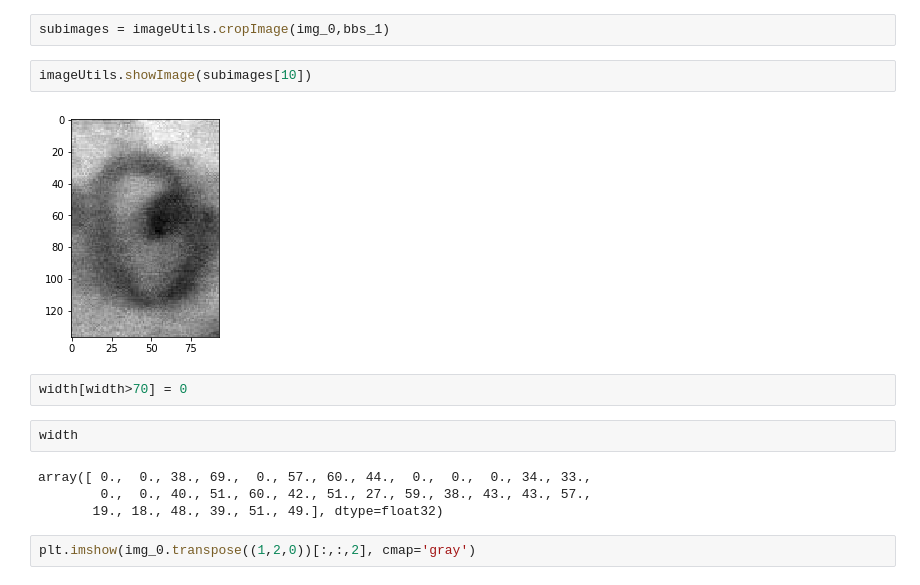
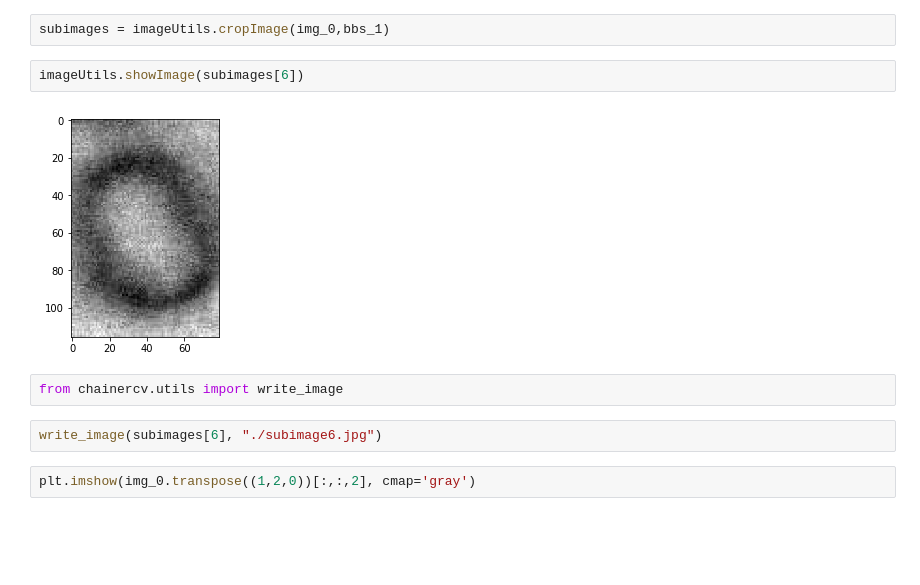
Before and after one commit to uw-cmg/Defect-Detection, a Jupyter notebook: Defect detection debug.ipynb, the cells around one changed output. Cells and saved outputs as stored; diff of their text form; blank space fills up the shorter version.

```diff
--- a/Defect detection debug.ipynb
+++ b/Defect detection debug.ipynb
@@ -165,17 +165,13 @@ img_0, bbs_1, _ = dataset_test[3]
 # %%
 subimages = imageUtils.cropImage(img_0,bbs_1)
 # %%
-imageUtils.showImage(subimages[10])
+imageUtils.showImage(subimages[6])
 # %% [output]
-[figure, old version]
+[figure, new version]
-# %%
-width[width>70] = 0
-# %%
-width
-# %% [output]
-array([ 0.,  0., 38., 69.,  0., 57., 60., 44.,  0.,  0.,  0., 34., 33.,
-        0.,  0., 40., 51., 60., 42., 51., 27., 59., 38., 43., 43., 57.,
-       19., 18., 48., 39., 51., 49.], dtype=float32)
+# %%
+from chainercv.utils import write_image
+# %%
+write_image(subimages[6], "./subimage6.jpg")
 # %%
 plt.imshow(img_0.transpose((1,2,0))[:,:,2], cmap='gray')
 # %% [output]
```
Also changed, not shown: 4 other files.
